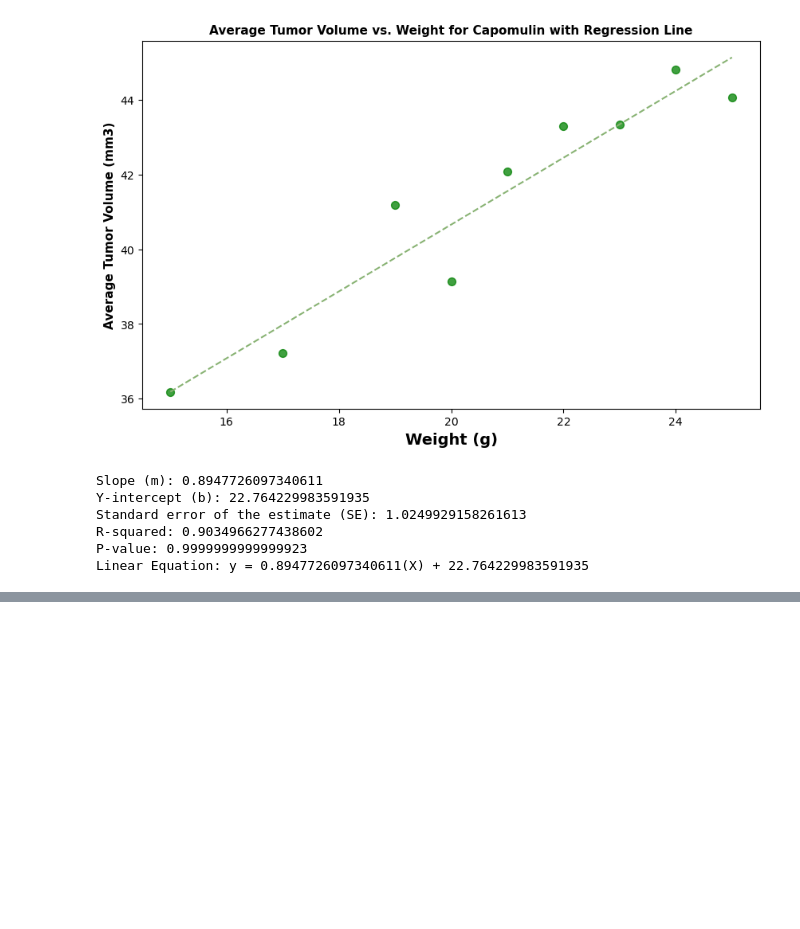
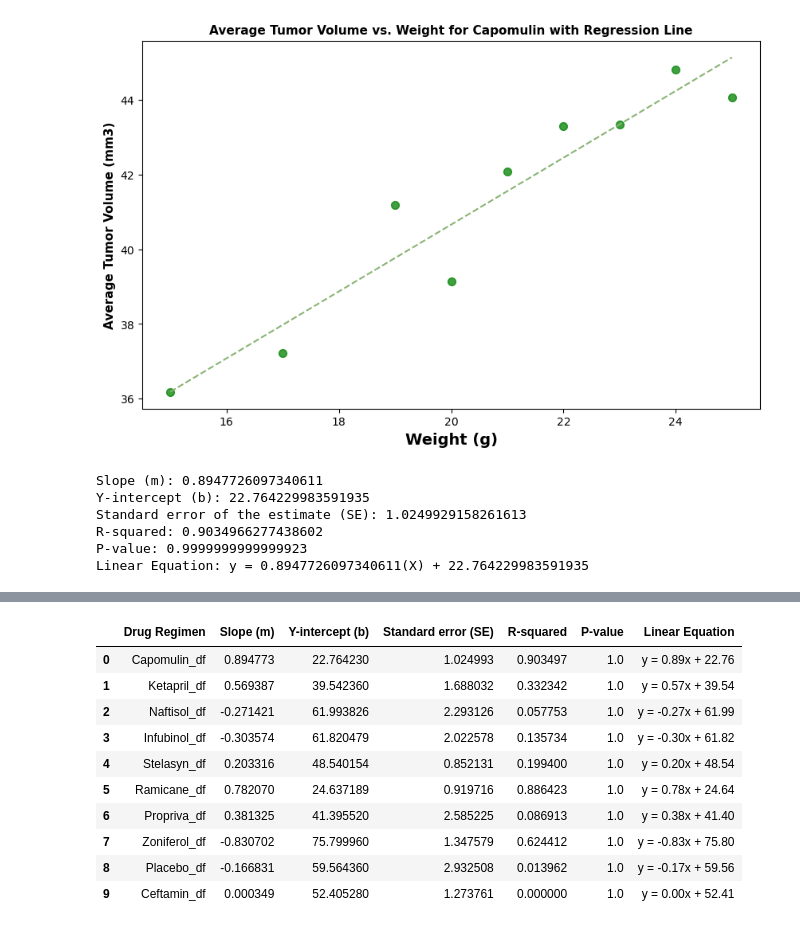
Before and after one commit to Saurabh-Lakhanpal/matplotlib-challenge, a Jupyter notebook: Pymaceuticals/pymaceuticals_solution.ipynb, the cells around one changed output, grey strips where cells are left out. Drawn from its saved outputs; the diff is of its cells as text; code cells hidden in the pictures; blank space fills up the shorter version.

```diff
--- a/Pymaceuticals/pymaceuticals_solution.ipynb
+++ b/Pymaceuticals/pymaceuticals_solution.ipynb
@@ -601,0 +652,60 @@ Linear Equation: y = 0.8947726097340611(X) + 22.764229983591935
+# %%
+# Create a list to store the regression results
+regression_results = []
+
+# Calculate regression statistics for each drug regimen
+for df_name, avg_tumor_vol in avg_tumor_volumes_per_weight.items():
+    # Calculate the linear regression line
+    m, b = np.polyfit(avg_tumor_vol.index, avg_tumor_vol.values, 1)
+
+    # Calculate residuals
+    residuals = avg_tumor_vol - (m * avg_tumor_vol.index + b)
+
+    # Calculate standard error of the estimate (SSE)
+    sse = np.sum(residuals**2)
+
+    # Calculate degrees of freedom
+    df_freedom = len(avg_tumor_vol) - 2  # 2 for slope and intercept
+
+    # Calculate mean squared error (MSE)
+    mse = sse / df_freedom
+
+    # Calculate standard error of the estimate (SE)
+    se = np.sqrt(mse)
+
+    # Calculate r-squared
+    r_squared = 1 - (sse / np.sum((avg_tumor_vol - avg_tumor_vol.mean())**2))
+
+    # Calculate p-value
+    t_stat, p_value = stats.ttest_rel(avg_tumor_vol, (m * avg_tumor_vol.index + b))
+
+    # Linear equation
+    linear_eq = f"y = {m:.2f}x + {b:.2f}"
+
+    # Append results to the list
+    regression_results.append({
+        'Drug Regimen': df_name,
+        'Slope (m)': m,
+        'Y-intercept (b)': b,
+        'Standard error (SE)': se,
+        'R-squared': round(r_squared, 6),
+        'P-value': p_value,
+        'Linear Equation': linear_eq
+    })
+
+# Create a DataFrame from the regression results
+regression_df = pd.DataFrame(regression_results)
+
+regression_df
+# %% [output]
+|  | Drug Regimen | Slope (m) | Y-intercept (b) | Standard error (SE) | R-squared | P-value | Linear Equation |
+| 0 | Capomulin_df | 0.894773 | 22.764230 | 1.024993 | 0.903497 | 1.0 | y = 0.89x + 22.76 |
+| 1 | Ketapril_df | 0.569387 | 39.542360 | 1.688032 | 0.332342 | 1.0 | y = 0.57x + 39.54 |
+| 2 | Naftisol_df | -0.271421 | 61.993826 | 2.293126 | 0.057753 | 1.0 | y = -0.27x + 61.99 |
+| 3 | Infubinol_df | -0.303574 | 61.820479 | 2.022578 | 0.135734 | 1.0 | y = -0.30x + 61.82 |
+| 4 | Stelasyn_df | 0.203316 | 48.540154 | 0.852131 | 0.199400 | 1.0 | y = 0.20x + 48.54 |
+| 5 | Ramicane_df | 0.782070 | 24.637189 | 0.919716 | 0.886423 | 1.0 | y = 0.78x + 24.64 |
+| 6 | Propriva_df | 0.381325 | 41.395520 | 2.585225 | 0.086913 | 1.0 | y = 0.38x + 41.40 |
+| 7 | Zoniferol_df | -0.830702 | 75.799960 | 1.347579 | 0.624412 | 1.0 | y = -0.83x + 75.80 |
+| 8 | Placebo_df | -0.166831 | 59.564360 | 2.932508 | 0.013962 | 1.0 | y = -0.17x + 59.56 |
+| 9 | Ceftamin_df | 0.000349 | 52.405280 | 1.273761 | 0.000000 | 1.0 | y = 0.00x + 52.41 |
```
Also changed, not shown: parts of 1 cell of this notebook, 1 other file.
